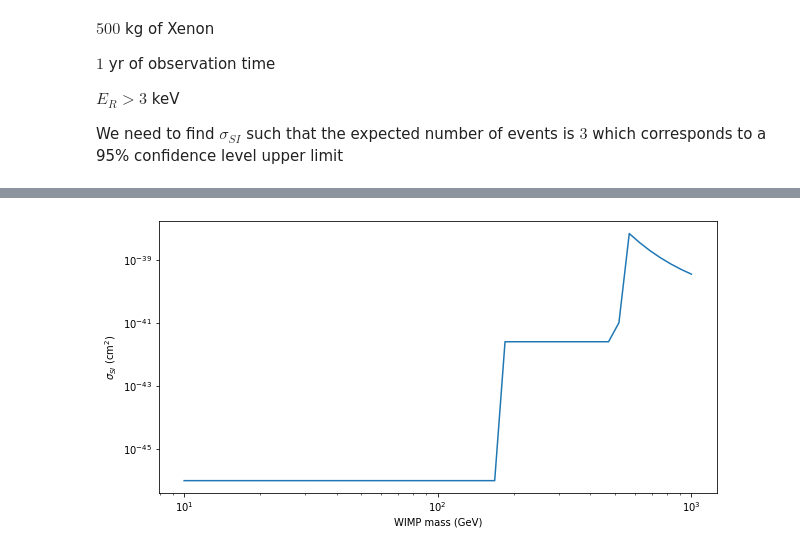
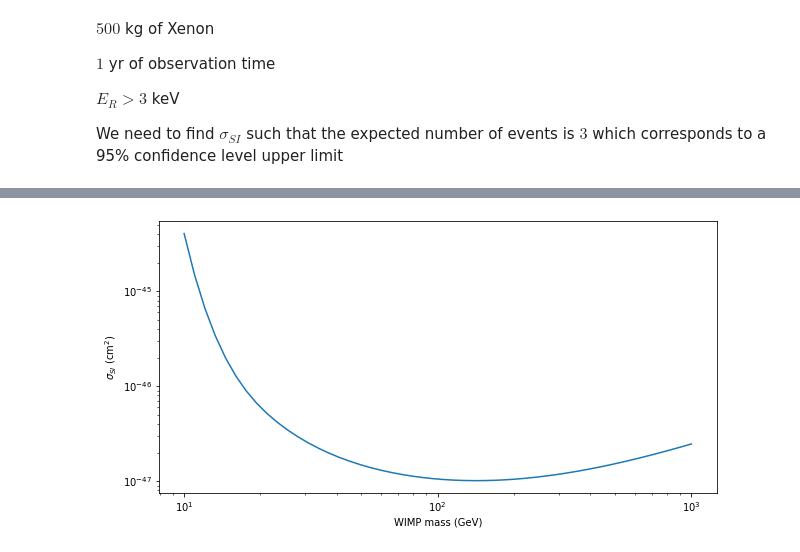
Before and after one commit to adam-coogan/gss19_subhalos, a Jupyter notebook: week_3/anders.ipynb, the cells around one changed output, grey strips where cells are left out. Drawn from its saved outputs; the diff is of its cells as text; code cells hidden in the pictures.

```diff
--- a/week_3/anders.ipynb
+++ b/week_3/anders.ipynb
@@ -59,7 +63,7 @@ def mu(m_DM):
 
 
 #calculate WIMP-Xenon coupling cross-section
-def sigma(m_DM, sigma_SI):
+def sigma_DM(m_DM, sigma_SI):
     return sigma_SI*(mu(m_DM)**2*A_Xe**2)/(m_p**2)
 
 
@@ -68,8 +72,8 @@ def R_0(m_DM, sigma):
     return (N_A)/(M_Xe)*(rho_DM/m_DM)*sigma*v_av
 
 
-def dRdE_R(m_DM, sigma_SI, E_R):
-    R_0_const = R_0(m_DM,sigma(m_DM,sigma_SI))
+def dRdE_R(m_DM, sigma, E_R):
+    R_0_const = R_0(m_DM,sigma)
     E_0 = (1/2)*m_DM*(v_0/c)**2
     r = 4*mu(m_DM)**2/(m_DM*m_Xe)
     exponent = -E_R/(r*E_0)
@@ -77,20 +81,28 @@ def dRdE_R(m_DM, sigma_SI, E_R):
 
 
 def N_events(m_DM, sigma_SI):
-    integrand = lambda E_R: dRdE_R(m_DM, sigma_SI, E_R)
-    R = quad(integrand, E_R_low, np.inf)[0]
-    return R*m_Xe_bulk*t_obs
+    sigma_const = sigma_DM(m_DM, sigma_SI)
+    integrand = lambda E_R: dRdE_R(m_DM, sigma_const, E_R)
+    R = quad(integrand, E_R_low, np.inf)
+    #print(R)
+    return R[0]*m_Xe_bulk*t_obs
 
 
 def sigma_SI_solver(m_DM):
     equation = lambda sigma_SI: N_events(m_DM, sigma_SI)-3.
-    guess = 1e-46
+    guess = 1e-46*cm**2
     return fsolve(equation, guess)
+
+m_DM = 100*GeV
+sigma_test = 1e-46*cm**2
+E_R_test = 30*keV
+
+#print(R_0(m_DM,sigma_test)*yr*kg)  # for testing. should be =0.1
 # %%
 WIMP_mass_vect = np.logspace(1, 3)*GeV
 sigma_SI_vect = []
 for mass in WIMP_mass_vect:
-    sigma_SI_vect.append(sigma_SI_solver(mass))
+    sigma_SI_vect.append(sigma_SI_solver(mass)/(cm**2))
 plt.figure(figsize=(10,5))
 plt.plot(WIMP_mass_vect*GeV**-1, sigma_SI_vect)
 plt.yscale('log')
@@ -103,4 +114,4 @@ plt.show()
-[figure, old version]
+[figure, new version]
 # %%
 sigma_SI_data = np.genfromtxt('sigmaSI.csv', delimiter=',')
 
```
Also changed, not shown: parts of 3 cells of this notebook.
